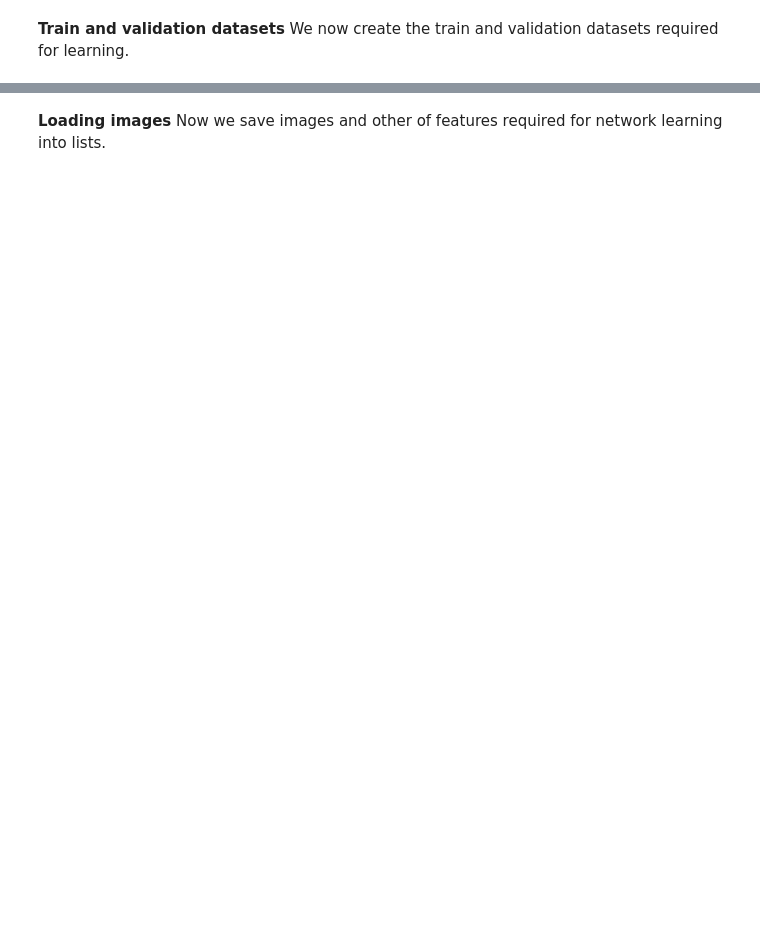
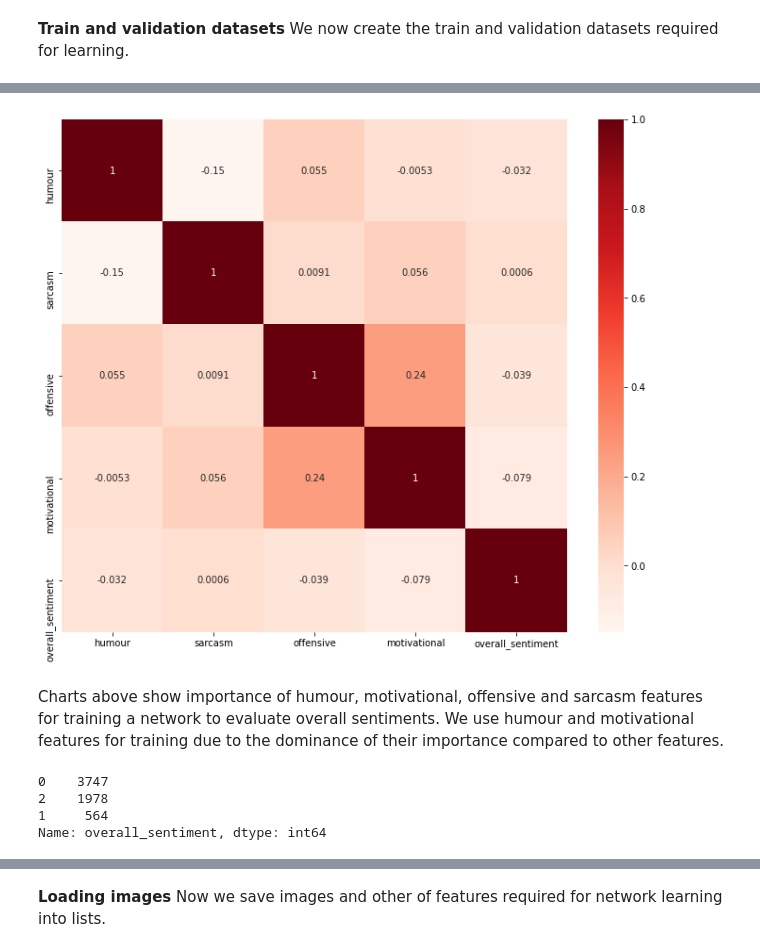
Before and after one commit to Arianshh/memotion-analysis, a Jupyter notebook: memotion_analysis.ipynb, the cells around one changed output, grey strips where cells are left out. Cells and saved outputs as stored; diff of their text form; code cells hidden in the pictures; blank space fills up the shorter version.

```diff
--- a/memotion_analysis.ipynb
+++ b/memotion_analysis.ipynb
@@ -129,0 +11,5 @@ neutral_dataframe.to_csv('neutral_1.csv')
+# %%
+df = pd.read_csv('/content/gdrive/My Drive/memotion_analysis/kaggle_dataset/meme_dataset.csv')
+df['text_corrected'] = df['text_corrected'].astype(str)
+df.reset_index()
+df
@@ -202,0 +57,27 @@ memes_dataframe.to_csv('/content/gdrive/My Drive/memotion_analysis/dataset/train
+# %%
+from sklearn.model_selection import train_test_split
+
+train_df, test = train_test_split(df, test_size=0.1)
+test_df, dev_df = train_test_split(test, test_size=0.8)
+# %%
+import matplotlib.pyplot as plt
+import seaborn as sns
+
+
+plt.figure(figsize=(12,10))
+cor = train_df.corr()
+sns.heatmap(cor, annot=True, cmap=plt.cm.Reds)
+plt.show()
+# %% [output]
+[figure, added]
+# %% [markdown]
+Charts above show importance of humour, motivational, offensive and sarcasm features for training a network to evaluate overall sentiments. We use humour and motivational features for training due to the dominance of their importance compared to other features.
+# %%
+# Shuffle train dataframe
+train_df = train_df.sample(frac=1).reset_index(drop=True)
+train_df['overall_sentiment'].value_counts()
+# %% [output]
+0    3747
+2    1978
+1     564
+Name: overall_sentiment, dtype: int64
```
Also changed, not shown: parts of 53 cells of this notebook.
